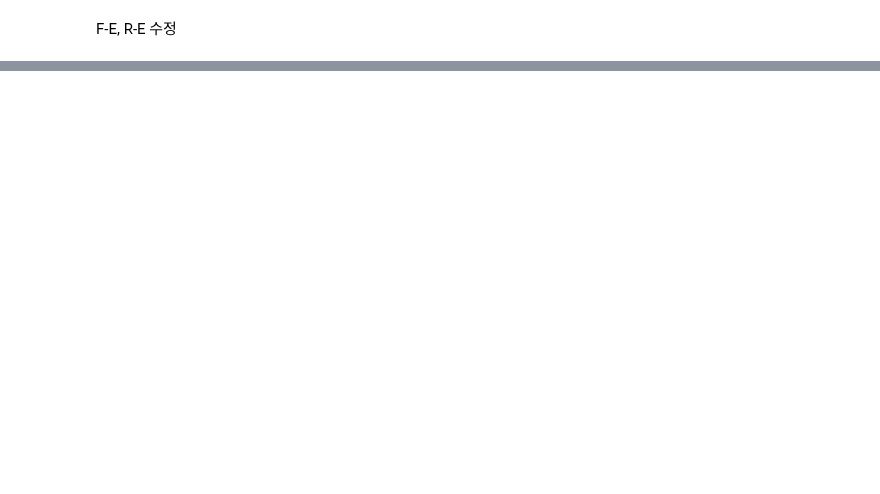
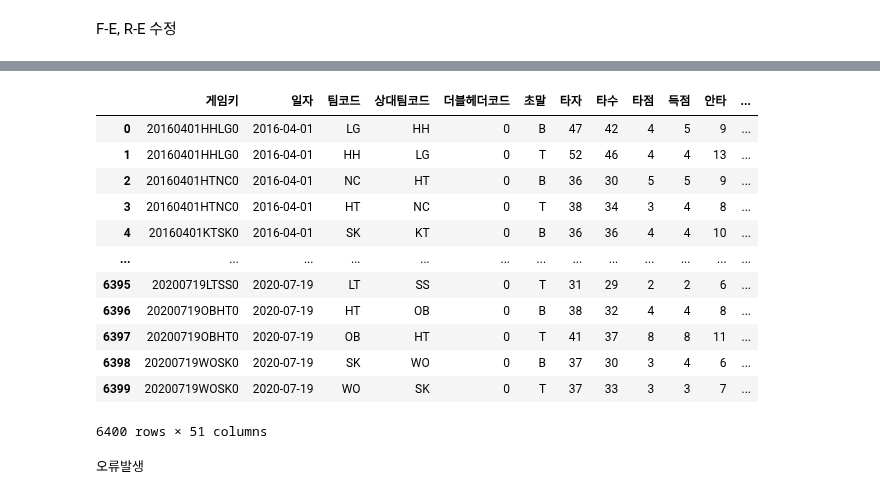
Before and after one commit to seonghunYang/big_contest2020, a Jupyter notebook: EDA12_1차_최종_변수처리.ipynb, the cells around one changed output, grey strips where cells are left out. Drawn from its saved outputs; the diff is of its cells as text; code cells hidden in the pictures; blank space fills up the shorter version.

```diff
--- a/EDA12_1차_최종_변수처리.ipynb
+++ b/EDA12_1차_최종_변수처리.ipynb
@@ -430,0 +564,3 @@ team_pitcher
+# %%
+r_team_hitter = pd.read_csv('./gdrive/My Drive/빅콘테스트2020/EDA결과/EDA10-팀타자_이동평균법_세이버 매트릭스_합본.csv', encoding='utf-8-sig')
+r_team_pitcher = pd.read_csv('./gdrive/My Drive/빅콘테스트2020/EDA결과/EDA10-팀투수_이동평균법_세이버 매트릭스_합본.csv', encoding='utf-8-sig')
@@ -430,0 +603,46 @@ team_pitcher
+# %%
+def createSecA(row):
+    previous = r_team_hitter[(r_team_hitter['시즌'] == row['시즌']) & (r_team_hitter['팀코드'] == row['팀코드']) & (r_team_hitter['일자'] < row['일자'])].tail()
+    if len(previous) == 0:
+        row['SecA'] = 0
+        return row
+    previous_sum = previous.sum()
+    up = previous_sum['4구']+(previous_sum['2루타']+previous_sum['3루타']*2+previous_sum['홈런']*3)+previous_sum['도루']-previous_sum['도루실패']
+    down = previous_sum['타수']
+    if down == 0:
+        row['SecA'] = 0
+        return row
+    row['SecA'] = up/down
+    return row
+
+def createPSN(row):
+    previous = r_team_hitter[(r_team_hitter['시즌'] == row['시즌']) & (r_team_hitter['팀코드'] == row['팀코드']) & (r_team_hitter['일자'] < row['일자'])].tail()
+    if len(previous) == 0:
+        row['PSN'] = 0
+        return row
+    previous_sum = previous.sum()
+    try:
+        psn = 2*(previous_sum["홈런"]*previous_sum["도루"])/(previous_sum["홈런"]+previous_sum["도루"])
+    except ZeroDivisionError:
+        psn = 0
+    row['PSN']= psn
+    return row
+# %%
+r_team_hitter = r_team_hitter.apply(createSecA, axis=1)
+r_team_hitter = r_team_hitter.apply(createPSN, axis=1)
+# %%
+r_team_hitter
+# %% [output]
+|  | 게임키 | 일자 | 팀코드 | 상대팀코드 | 더블헤더코드 | 초말 | 타자 | 타수 | 타점 | 득점 | 안타 | ... |
+| 0 | 20160401HHLG0 | 2016-04-01 | LG | HH | 0 | B | 47 | 42 | 4 | 5 | 9 | ... |
+| 1 | 20160401HHLG0 | 2016-04-01 | HH | LG | 0 | T | 52 | 46 | 4 | 4 | 13 | ... |
+| 2 | 20160401HTNC0 | 2016-04-01 | NC | HT | 0 | B | 36 | 30 | 5 | 5 | 9 | ... |
+| 3 | 20160401HTNC0 | 2016-04-01 | HT | NC | 0 | T | 38 | 34 | 3 | 4 | 8 | ... |
+| 4 | 20160401KTSK0 | 2016-04-01 | SK | KT | 0 | B | 36 | 36 | 4 | 4 | 10 | ... |
+| ... | ... | ... | ... | ... | ... | ... | ... | ... | ... | ... | ... | ... |
+| 6395 | 20200719LTSS0 | 2020-07-19 | LT | SS | 0 | T | 31 | 29 | 2 | 2 | 6 | ... |
+| 6396 | 20200719OBHT0 | 2020-07-19 | HT | OB | 0 | B | 38 | 32 | 4 | 4 | 8 | ... |
+| 6397 | 20200719OBHT0 | 2020-07-19 | OB | HT | 0 | T | 41 | 37 | 8 | 8 | 11 | ... |
+| 6398 | 20200719WOSK0 | 2020-07-19 | SK | WO | 0 | B | 37 | 30 | 3 | 4 | 6 | ... |
+| 6399 | 20200719WOSK0 | 2020-07-19 | WO | SK | 0 | T | 37 | 33 | 3 | 3 | 7 | ... |
+6400 rows × 51 columns
@@ -430,0 +730,16 @@ team_pitcher
+# %%
+try:
+  r_team_pitcher = r_team_pitcher.apply(createkwERA, axis=1)
+  r_team_pitcher = r_team_pitcher.apply(createK, axis=1)
+  r_team_pitcher = r_team_pitcher.apply(createBB, axis=1)
+  r_team_pitcher = r_team_pitcher.apply(createOAVG, axis=1)
+  r_team_pitcher = r_team_pitcher.apply(createOOBP, axis=1)
+  r_team_pitcher = r_team_pitcher.apply(createOSLG, axis=1)
+  r_team_pitcher['OOPS'] = r_team_pitcher['OSLG'] + r_team_pitcher['OOBP']
+except:
+  r_team_pitcher.to_csv('./gdrive/My Drive/빅콘테스트2020/EDA결과/최근/1차_최종_최근_팀투수.csv', encoding='utf-8-sig', index=False)
+  print('오류발생')
+finally:
+  r_team_pitcher.to_csv('./gdrive/My Drive/빅콘테스트2020/EDA결과/최근/1차_최종_최근_팀투수.csv', encoding='utf-8-sig', index=False)
+# %% [output]
+오류발생
```
Also changed, not shown: parts of 44 cells of this notebook.
